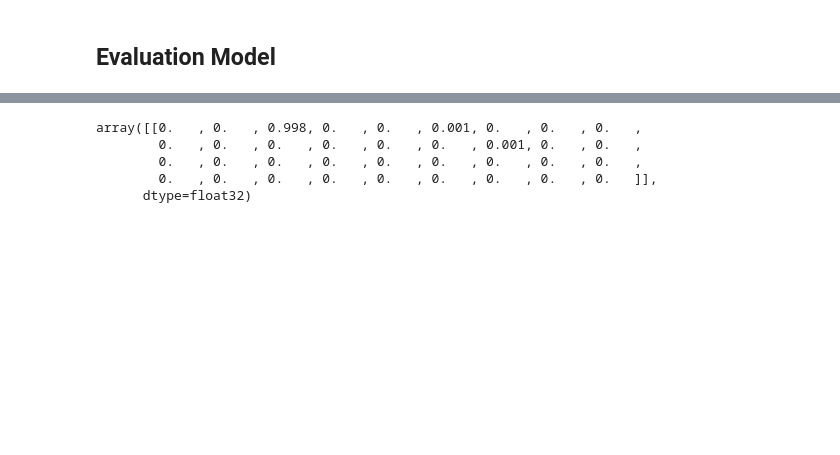
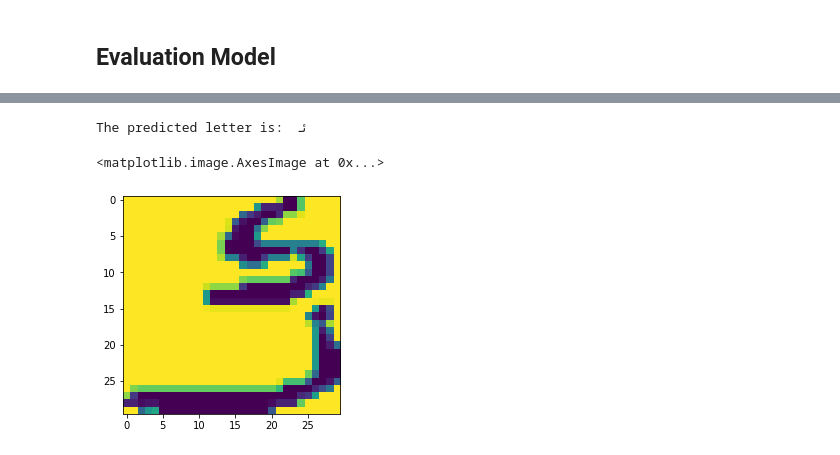
Before and after one commit to JavadMokhtari/DeepConvFarsiOCR, a Jupyter notebook: PersianCharacterRecognition.ipynb, the cells around one changed output, grey strips where cells are left out. Drawn from its saved outputs; the diff is of its cells as text; code cells hidden in the pictures; blank space fills up the shorter version.

```diff
--- a/PersianCharacterRecognition.ipynb
+++ b/PersianCharacterRecognition.ipynb
@@ -128,8 +165,9 @@ OCR_model.fit(train_ds,
 # %%
 # Create test dataset from images saved in 'Test-Data' folder
 img_gen_ = keras.preprocessing.image.ImageDataGenerator(rescale=1./255)
+test_data_dir = os.path.dirname('Test-Data/')
 test_ds = img_gen_.flow_from_directory(
-    directory='Test-Data/',
+    directory=test_data_dir,
     shuffle=True,
     seed=42,
     color_mode='grayscale',
@@ -138,6 +176,7 @@ test_ds = img_gen_.flow_from_directory(
     batch_size=48)
 
 # Evaluation accuracy of model
-OCR_model.evaluate(test_ds)
+loss, acc = OCR_model.evaluate(test_ds, verbose=1)
+print(f"Untrained model, accuracy: {100*acc:5.2f}%")
 # %% [output]
 Found 17706 images belonging to 36 classes.
@@ -146,9 +184,0 @@ Found 17706 images belonging to 36 classes.
-# %%
-# Predict one sample of data
-OCR_model.predict(test_ds[0][0][0].reshape((1, 30, 30, 1))).round(3)
-# %% [output]
-array([[0.   , 0.   , 0.998, 0.   , 0.   , 0.001, 0.   , 0.   , 0.   ,
-        0.   , 0.   , 0.   , 0.   , 0.   , 0.   , 0.001, 0.   , 0.   ,
-        0.   , 0.   , 0.   , 0.   , 0.   , 0.   , 0.   , 0.   , 0.   ,
-        0.   , 0.   , 0.   , 0.   , 0.   , 0.   , 0.   , 0.   , 0.   ]],
-      dtype=float32)
@@ -154,0 +222,15 @@ array([[0.   , 0.   , 0.998, 0.   , 0.   , 0.001, 0.   , 0.   , 0.   ,
+# %%
+# This fuction is defined to prediction and letter indices
+def get_letter(pred):
+    for letter, value in test_ds.class_indices.items():
+        if pred == value:
+            return int(letter)
+# Predict one sample of data
+sample = test_ds[0][0][20]
+pred = OCR_model.predict(sample.reshape((1, 30, 30, 1))).round(3).argmax()
+print("The predicted letter is: ", class_values[get_letter(pred)])
+plt.imshow(sample)
+# %% [output]
+The predicted letter is:  ئـ
+<matplotlib.image.AxesImage at 0x...>
+[figure, added]
```
Also changed, not shown: parts of 13 cells of this notebook.
